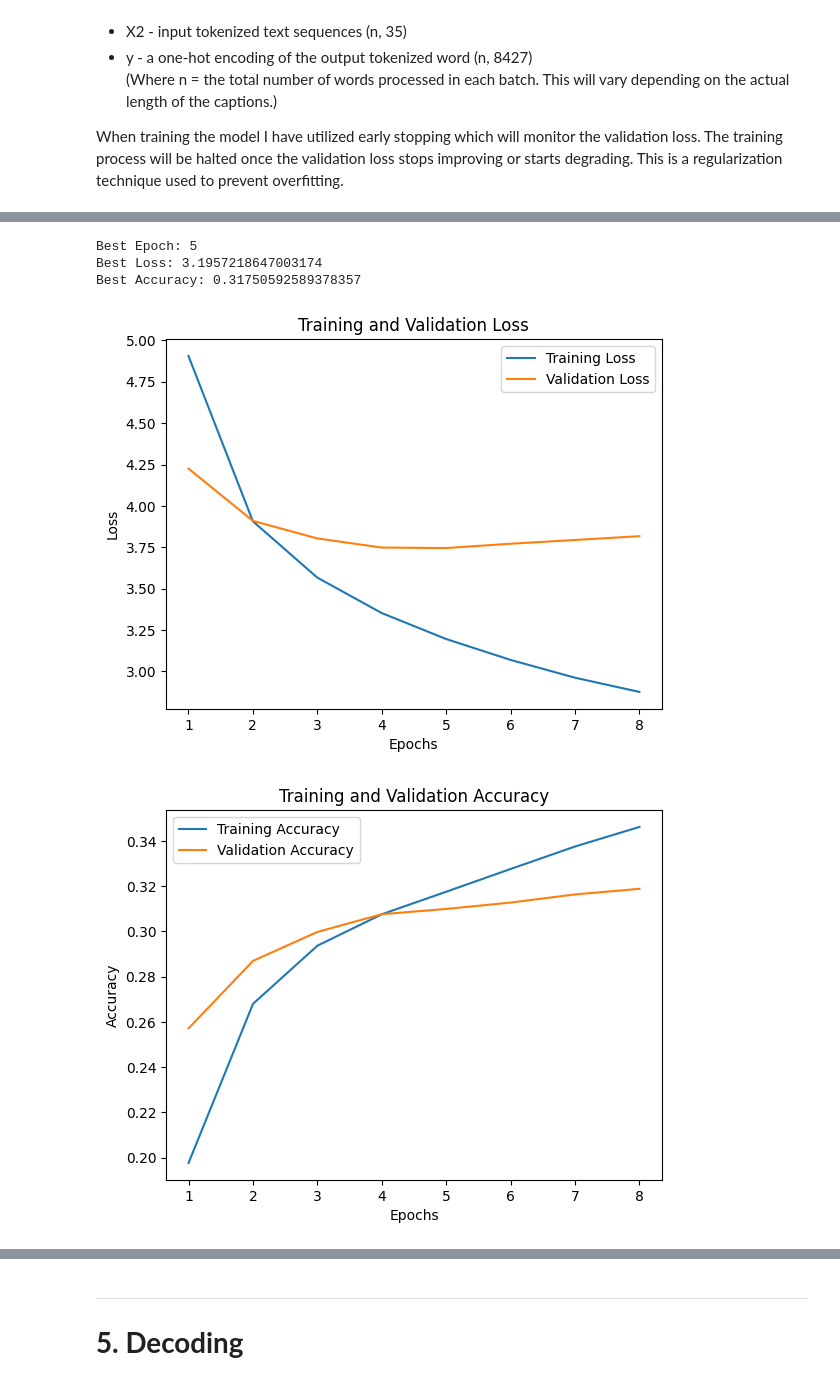
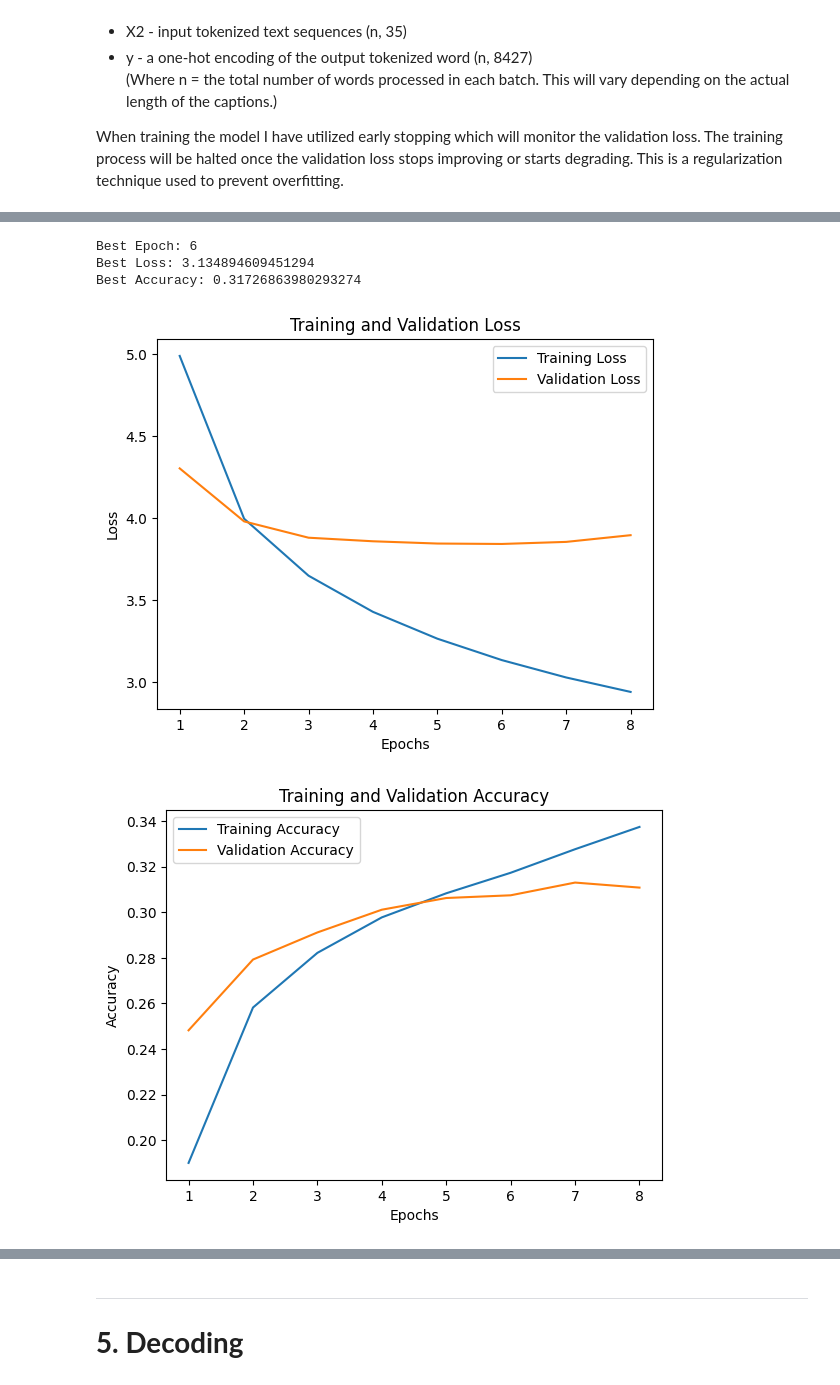
Before and after one commit to mhodierne1402/data-science-ml-portfolio, a Jupyter notebook: image-caption-generator/Image_Caption_Generator_CNN_RNN_Model_STAGE_1_Baseline.ipynb, the cells around one changed output, grey strips where cells are left out. Saved outputs shown, nothing was run; the diff lists cells and outputs as text; code cells hidden in the pictures.

```diff
--- a/image-caption-generator/Image_Caption_Generator_CNN_RNN_Model_STAGE_1_Baseline.ipynb
+++ b/image-caption-generator/Image_Caption_Generator_CNN_RNN_Model_STAGE_1_Baseline.ipynb
@@ -702,7 +696,7 @@ The specification of the model is completed with the following parameters:
 - Adam will be the algorithm used for optimizing the model (a type of stochastic gradient descent).
 - Accuracy will be selected as the metric I shall focus on to help compare and refine model performance.
 # %%
-embedding_dim = 300  # Corresponds with the parameter selected for GloVe
+embedding_dim = 200  # Corresponds with the parameter selected for GloVe
 
 # Processing the image feature vector
 inputs1 = Input(shape=(2048,))
@@ -729,7 +723,8 @@ model.layers[2].set_weights([embedding_matrix])
 model.layers[2].trainable = False
 
 # Compile the model
-model.compile(loss='categorical_crossentropy', optimizer='adam', metrics=['accuracy'])
+model.compile(loss='categorical_crossentropy', optimizer='adam',
+              metrics=['accuracy'])
 
 # Plot the model
 plot_model(model, show_shapes=True)
@@ -785,7 +780,8 @@ def data_generator(photos, captions, max_length, batch_size):
                     in_seq, out_seq = seq[:i], seq[i]
                     in_seq = pad_sequences([in_seq], maxlen=max_length)[0]
                     # one-hot encode the output sequence
-                    out_seq = to_categorical([out_seq],num_classes=vocab_size)[0]
+                    out_seq = to_categorical([out_seq],
+                                             num_classes=vocab_size)[0]
                     # store the sequences
                     X1.append(photo)
                     X2.append(in_seq)
@@ -797,17 +793,20 @@ def data_generator(photos, captions, max_length, batch_size):
                 X1, X2, y = [], [], []
                 n = 0
 # %%
-epochs = 10
+epochs = 8
 batch_size = 16
 train_steps = len(train_captions)//batch_size
 val_steps = len(val_captions)//batch_size
 
 # Define generators to provide batches of data during training
-train_generator = data_generator(encoded_train_images, train_captions, max_length, batch_size)
-val_generator = data_generator(encoded_val_images, val_captions, max_length, batch_size)
+train_generator = data_generator(encoded_train_images,
+                                 train_captions, max_length, batch_size)
+val_generator = data_generator(encoded_val_images, val_captions,
+                               max_length, batch_size)
 
 # Define the EarlyStopping callback
-early_stopping = EarlyStopping(monitor='val_loss', patience=3, restore_best_weights=True)
+early_stopping = EarlyStopping(monitor='val_loss', patience=3,
+                               restore_best_weights=True)
 
 # Fit the training data to the model
 history = model.fit(
@@ -821,7 +820,8 @@ history = model.fit(
 )
 
 # Save model history to pickle
-pickle.dump(history.history, open(f'{working_directory}history_e10-300.pkl', 'wb'))
+pickle.dump(history.history,
+            open(f'{working_directory}history_e8-200.pkl', 'wb'))
 
 # Save the CNN-RNN model
-model.save(f'{working_directory}cnn_rnn_model_e10-300.keras', overwrite=True)
+model.save(f'{working_directory}cnn_rnn_model_e8-200.keras', overwrite=True)
@@ -861,20 +877,25 @@ The best results achieved with the training dataset and this initial model were:
 The plots of loss and accuracy data for the training and validation datasets clearly show that after 5 epochs of training, performance on the validation dataset starts to decline.
 
 I can iteratively experiment with architectural tweaks, hyperparameters, and training strategies to determine how much this baseline CNN-RNN model's performance can be pushed. Furthermore, the other two architectures that I plan to test on this task may well achieve better performance levels right out of the gate. Tracking BLEU scores throughout the exploration will quantify gains.
-# %%
-# load model history from pickle
-with open(f'{working_directory}history_e10-300.pkl', 'rb') as f:
-    history = pickle.load(f)
 # %%
 def combine_train_history():
     # Edit and use this code to create an aggregate of training history
     # if the model is trained over more than one session
-    with open(f'{working_directory}history_run1.pkl', 'rb') as f:
+    with open(f'{working_directory}history_e3-200.pkl', 'rb') as f:
         history1 = pickle.load(f)
-    with open(f'{working_directory}history_run2.pkl', 'rb') as f:
+    with open(f'{working_directory}history_e4-200.pkl', 'rb') as f:
         history2 = pickle.load(f)
+
     history = {key: history1[key] + history2[key] for key in history1.keys()}
 
+    return history
+
+# load model history from pickle
+with open(f'{working_directory}history_e8-200.pkl', 'rb') as f:
+    history = pickle.load(f)
+
+# Optional code for when the model is trained over more than one session
+#history = combine_train_history()
 
 # Get loss and accuracy data for each epoch
 train_loss = history['loss']
@@ -882,35 +903,35 @@ train_acc = history['accuracy']
 val_loss = history['val_loss']
 val_acc = history['val_accuracy']
 epochs = range(1, len(train_loss) + 1)
 best_epoch = val_loss.index(min(val_loss))
 best_loss = train_loss[best_epoch]
 best_accuracy = train_acc[best_epoch]
 
 # Print optimal training results
 print(f"Best Epoch: {best_epoch + 1}")
 print(f"Best Loss: {best_loss}")
 print(f"Best Accuracy: {best_accuracy}")
 
 # Plot loss over epochs
 plt.plot(epochs, train_loss, label='Training Loss')
 plt.plot(epochs, val_loss, label='Validation Loss')
 plt.title('Training and Validation Loss')
 plt.xlabel('Epochs')
 plt.ylabel('Loss')
 plt.legend()
 plt.show()
 
 # Plot accuracy over epochs
 plt.plot(epochs, train_acc, label='Training Accuracy')
 plt.plot(epochs, val_acc, label='Validation Accuracy')
 plt.title('Training and Validation Accuracy')
 plt.xlabel('Epochs')
 plt.ylabel('Accuracy')
 plt.legend()
 plt.show()
 # %% [output]
-Best Epoch: 5
-Best Loss: 3.1957218647003174
-Best Accuracy: 0.31750592589378357
+Best Epoch: 6
+Best Loss: 3.134894609451294
+Best Accuracy: 0.31726863980293274
-[figure, old version]
+[figure, new version]
-[figure, old version]
+[figure, new version]
```
Also changed, not shown: parts of 31 cells of this notebook.
